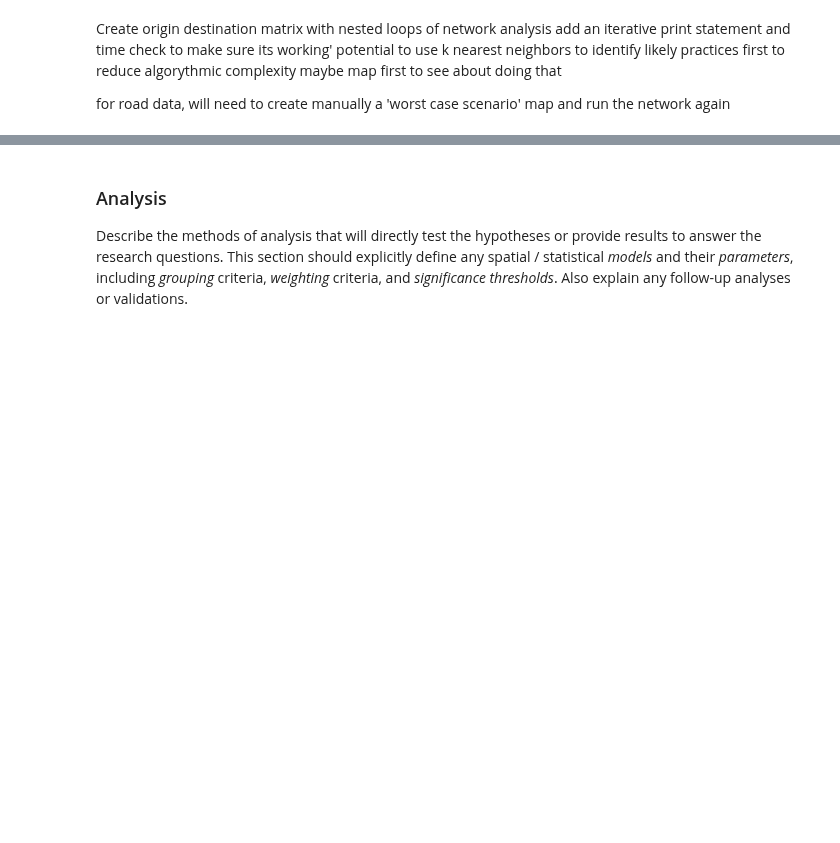
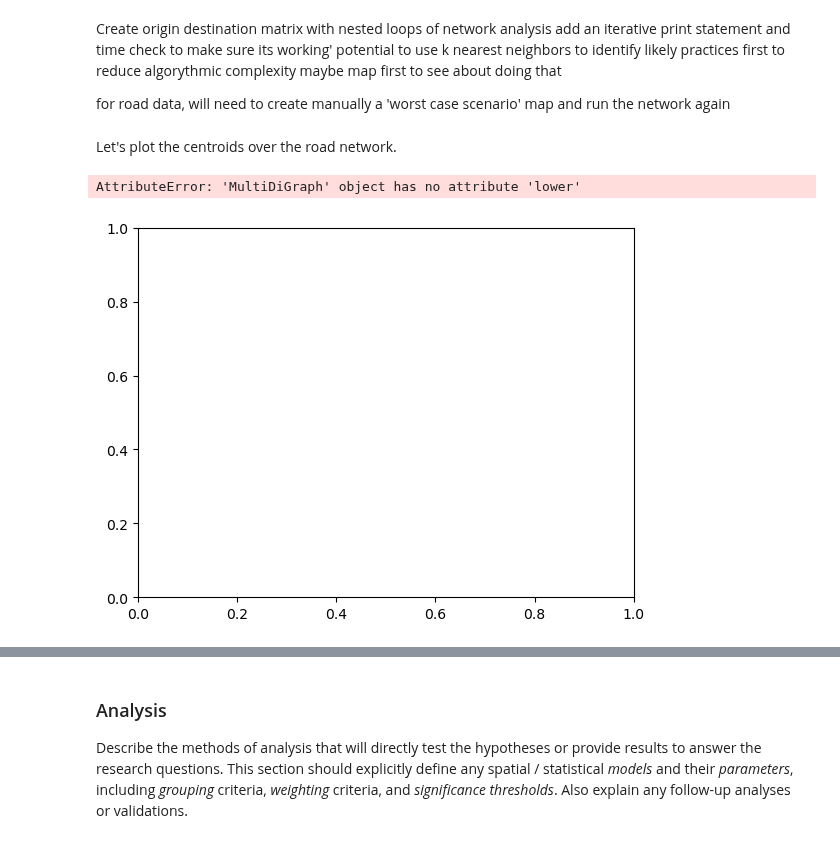
Before and after one commit to gsokolow/Flooding-and-Healthcare-2024, a Jupyter notebook: procedure/code/01-Jupyter_notebook.ipynb, the cells around one changed output, grey strips where cells are left out. Cells and saved outputs as stored; diff of their text form; code cells hidden in the pictures; blank space fills up the shorter version.

```diff
--- a/procedure/code/01-Jupyter_notebook.ipynb
+++ b/procedure/code/01-Jupyter_notebook.ipynb
@@ -598,3 +614,5 @@ maybe map first to see about doing that
 for road data, will need to create manually a 'worst case scenario' map and run the network again
 # %%
 gp_nearest_nodes = gpd.sjoin_nearest(gps, nodes, distance_col = "distances")
+# %% [markdown]
+Let's plot the centroids over the road network.
@@ -600,0 +624,10 @@ gp_nearest_nodes = gpd.sjoin_nearest(gps, nodes, distance_col = "distances")
+# %%
+m = folium.Map(location = (-39.200503, 176.731270), zoom_start = 8, tiles = G)
+folium.PolyLine(G).add_to(m)
+m
+# %% [output]
+AttributeError: 'MultiDiGraph' object has no attribute 'lower'
+# %%
+fig, ax = plt.pyplot.subplots()
+# %% [output]
+[figure, added]
```
Also changed, not shown: parts of 15 cells of this notebook, 15 other files.
